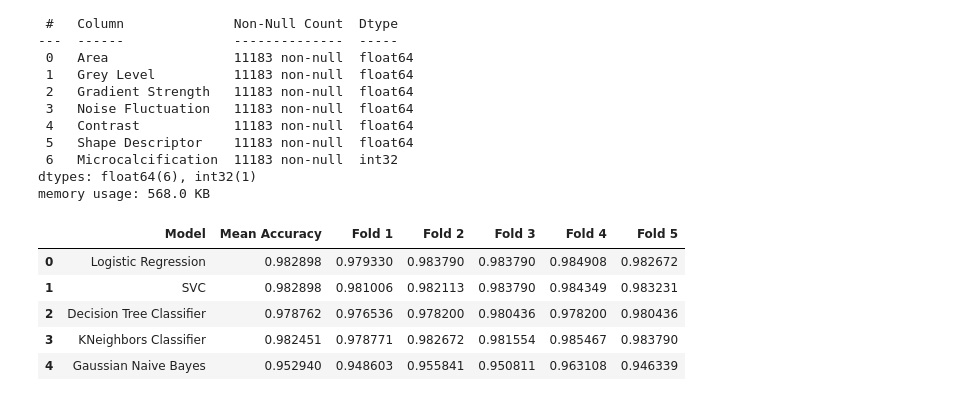
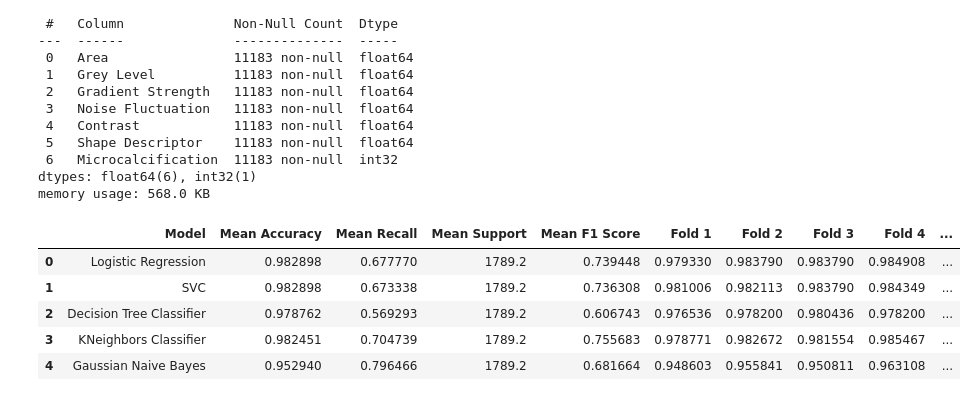
Before and after one commit to ardzz/machine-learning-college, a Jupyter notebook: Classification/classification_solver.ipynb, the cells around one changed output. Cells and saved outputs as stored; diff of their text form; code cells hidden in the pictures.

Commit message:
FINISIH CLASSIFICATION

```diff
--- a/Classification/classification_solver.ipynb
+++ b/Classification/classification_solver.ipynb
@@ -189,33 +189,48 @@ models = {
 # %%
 results_data = []
 
 # Perform k-fold cross-validation for each model
+# Perform k-fold cross-validation for each model
 for name, model in models.items():
     kfold = KFold(n_splits=5, shuffle=True, random_state=42)
     fold_results = []
+    fold_recall = []
+    fold_support = []
+    fold_f1_score = []
     for fold, (train_index, val_index) in enumerate(kfold.split(X_train, y_train), 1):
         X_train_fold, X_val_fold = X_train[train_index], X_train[val_index]
         y_train_fold, y_val_fold = y_train.iloc[train_index], y_train.iloc[val_index]
         model.fit(X_train_fold, y_train_fold)
         y_pred_fold = model.predict(X_val_fold)
         fold_acc = accuracy_score(y_val_fold, y_pred_fold)
         fold_results.append(fold_acc)
+
+        report = classification_report(y_val_fold, y_pred_fold, output_dict=True)
+        fold_recall.append(report['macro avg']['recall'])
+        fold_support.append(report['macro avg']['support'])
+        fold_f1_score.append(report['macro avg']['f1-score'])
+
     mean_accuracy = np.mean(fold_results)
     std_deviation = np.std(fold_results)
+    mean_recall = np.mean(fold_recall)
+    mean_support = np.mean(fold_support)
+    mean_f1_score = np.mean(fold_f1_score)
 
     # Append results to list
-    results_data.append({"Model": name, "Mean Accuracy": mean_accuracy, **{f"Fold {i}": acc for i, acc in enumerate(fold_results, 1)}})
+    results_data.append({"Model": name, "Mean Accuracy": mean_accuracy, "Mean Recall": mean_recall,
+                         "Mean Support": mean_support, "Mean F1 Score": mean_f1_score,
+                         **{f"Fold {i}": acc for i, acc in enumerate(fold_results, 1)}})
 
 # Create DataFrame from list
 results_df = pd.DataFrame(results_data)
 
 # Display the DataFrame
 results_df
 # %% [output]
-|  | Model | Mean Accuracy | Fold 1 | Fold 2 | Fold 3 | Fold 4 | Fold 5 |
-| 0 | Logistic Regression | 0.982898 | 0.979330 | 0.983790 | 0.983790 | 0.984908 | 0.982672 |
-| 1 | SVC | 0.982898 | 0.981006 | 0.982113 | 0.983790 | 0.984349 | 0.983231 |
-| 2 | Decision Tree Classifier | 0.978762 | 0.976536 | 0.978200 | 0.980436 | 0.978200 | 0.980436 |
-| 3 | KNeighbors Classifier | 0.982451 | 0.978771 | 0.982672 | 0.981554 | 0.985467 | 0.983790 |
-| 4 | Gaussian Naive Bayes | 0.952940 | 0.948603 | 0.955841 | 0.950811 | 0.963108 | 0.946339 |
+|  | Model | Mean Accuracy | Mean Recall | Mean Support | Mean F1 Score | Fold 1 | Fold 2 | Fold 3 | Fold 4 | ... |
+| 0 | Logistic Regression | 0.982898 | 0.677770 | 1789.2 | 0.739448 | 0.979330 | 0.983790 | 0.983790 | 0.984908 | ... |
+| 1 | SVC | 0.982898 | 0.673338 | 1789.2 | 0.736308 | 0.981006 | 0.982113 | 0.983790 | 0.984349 | ... |
+| 2 | Decision Tree Classifier | 0.978762 | 0.569293 | 1789.2 | 0.606743 | 0.976536 | 0.978200 | 0.980436 | 0.978200 | ... |
+| 3 | KNeighbors Classifier | 0.982451 | 0.704739 | 1789.2 | 0.755683 | 0.978771 | 0.982672 | 0.981554 | 0.985467 | ... |
+| 4 | Gaussian Naive Bayes | 0.952940 | 0.796466 | 1789.2 | 0.681664 | 0.948603 | 0.955841 | 0.950811 | 0.963108 | ... |
 # %%
```
Also changed, not shown: parts of 2 cells of this notebook.
